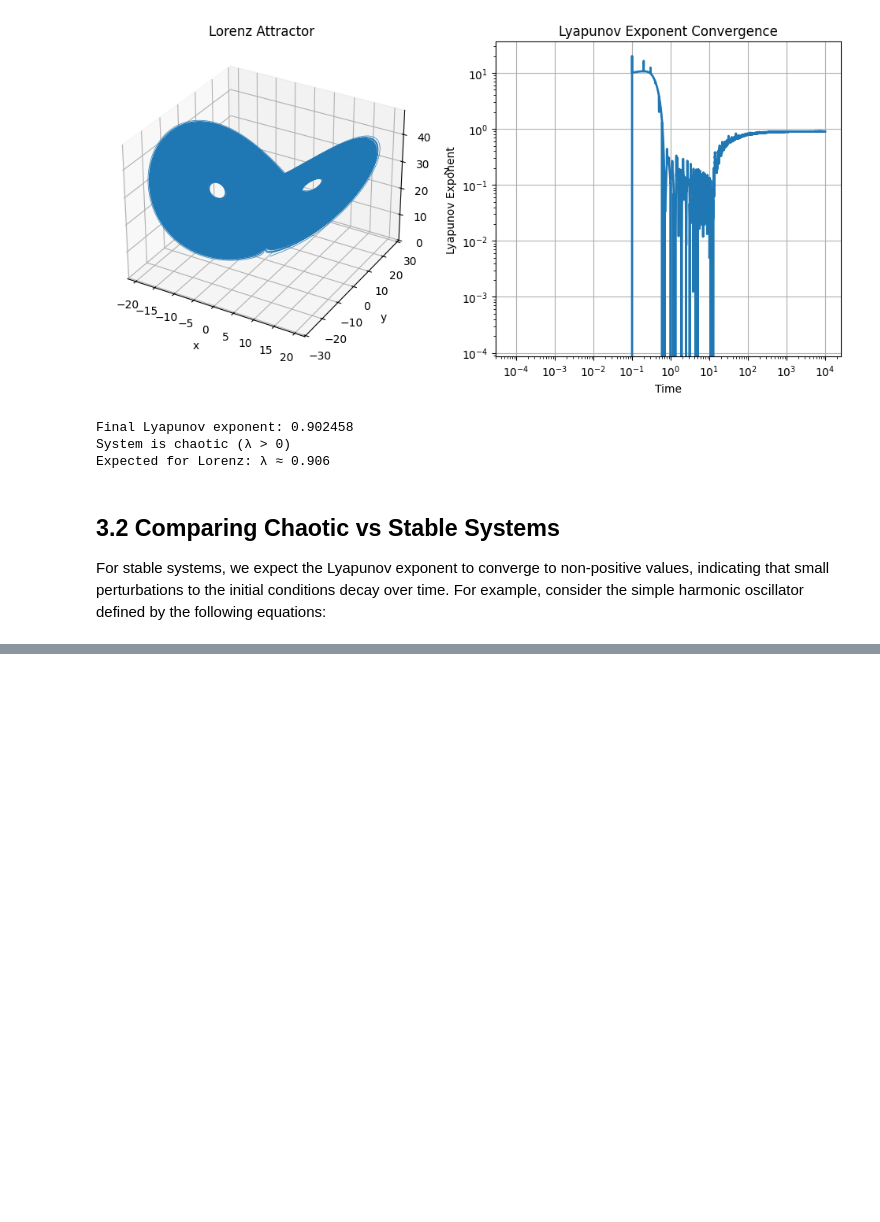
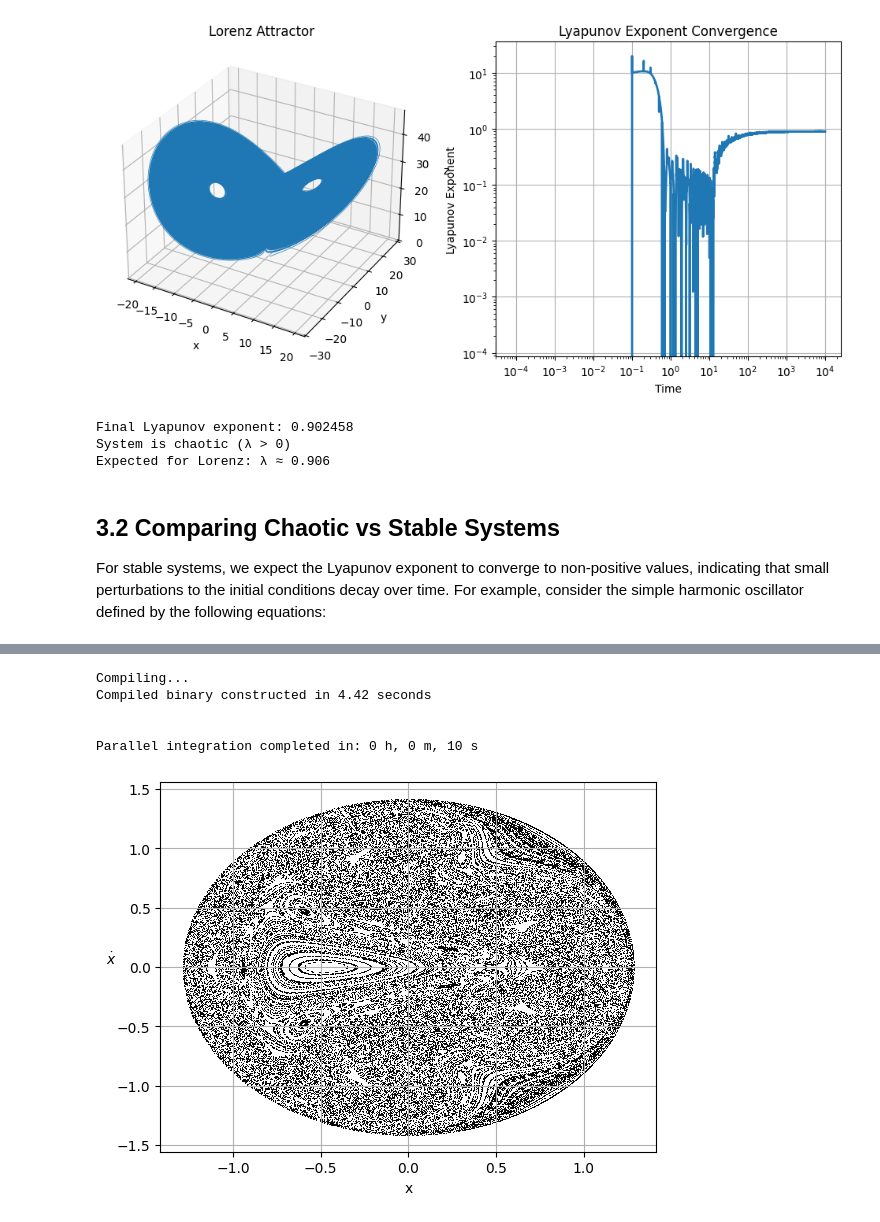
Before and after one commit to phyzan/orbidyn, a Jupyter notebook: OrbiDyn_Tutorial.ipynb, the cells around one changed output, grey strips where cells are left out. Saved outputs shown, nothing was run; the diff lists cells and outputs as text; code cells hidden in the pictures; blank space fills up the shorter version.

```diff
--- a/OrbiDyn_Tutorial.ipynb
+++ b/OrbiDyn_Tutorial.ipynb
@@ -703,0 +723,79 @@ Chaotic system: λ(t=50) = 0.703754 (> 0)
+# %%
+from orbidyn import *
+import matplotlib.pyplot as plt
+
+
+def V(x, y, eps, omega_x, omega_y):
+    return 0.5 * omega_x**2 * x**2 + 0.5 * omega_y**2 * y**2 + eps * x * y**2
+
+
+t, x, y, px, py, eps, omega_x, omega_y = symbols('t, x, y, px, py, eps, omega_x, omega_y')
+
+v = V(x, y, eps, omega_x, omega_y) #symbolic expression from the `Expr` class
+
+
+state_vector = [x, y, px, py]
+ode_rhs = [px,
+           py,
+           -v.diff(x),
+           -v.diff(y)]
+
+event = SymbolicPreciseEvent("poincare", # event name
+                             event = y, # event triggered when y = 0
+                             direction = 1, # only trigger when y is increasing
+                             event_tol = 0) # machine precision tolerance for detecting the event
+
+ode_sys = OdeSystem(ode_rhs, t, state_vector, args=(eps, omega_x, omega_y), events=[event])
+
+
+E = 1
+y0 = 0
+xmin, xmax = -1.6, 1.6
+N = 30
+args = (0.75, 1.1, 1.4) # epsilon, omega_x, omega_y
+
+# The next loop scans a small interval of initial conditions in the (x, x_dot) plane
+# with E = 1 and y = 0
+orbits: list[LowLevelODE] = []
+for i in range(N):
+    x0 = xmin + (xmax - xmin) * i / (N - 1)
+    for j in range(N):
+        pxmin_sqr = 2*(E - V(x0, y0, *args))
+        if pxmin_sqr < 0:
+            continue
+        pxmin = pxmin_sqr**0.5
+        pxmax = -pxmin
+        px0 = pxmin + (pxmax - pxmin) * j / (N - 1)
+        y0 = 0
+        py0_sqr = 2*(E - V(x0, y0, *args)) - px0**2
+        if py0_sqr < 0:
+            continue
+        py0 = py0_sqr**0.5
+        orbits.append(ode_sys.get(t0=0, q0=[x0, y0, px0, py0], rtol=1e-14, atol=1e-14, args=args, method="BDF"))
+
+# terminate integration when `max_events` number of crossings are detected
+event_options = EventOpt("poincare", max_events = 100, terminate=True)
+
+integrate_all(orbits, interval=10000, t_eval=[], event_options=[event_options], threads=4)
+
+
+# plot in (x, px)
+fig, ax = plt.subplots()
+
+ax.grid(True)
+for orbit in orbits:
+    t_sec, q_sec = orbit.event_data("poincare")
+
+    x_column = q_sec[:, 0]
+    px_column = q_sec[:, 2]
+    ax.scatter(x_column, px_column, s=0.5, lw=0, c='k')
+plt.xlabel('x')
+plt.ylabel('$\\dot{x}$', rotation=0)
+plt.show()
+# %% [output]
+Compiling...
+Compiled binary constructed in 4.42 seconds
+
+
+Parallel integration completed in: 0 h, 0 m, 10 s
+[figure, added]
```
Also changed, not shown: parts of 9 cells of this notebook, 1 other file.
